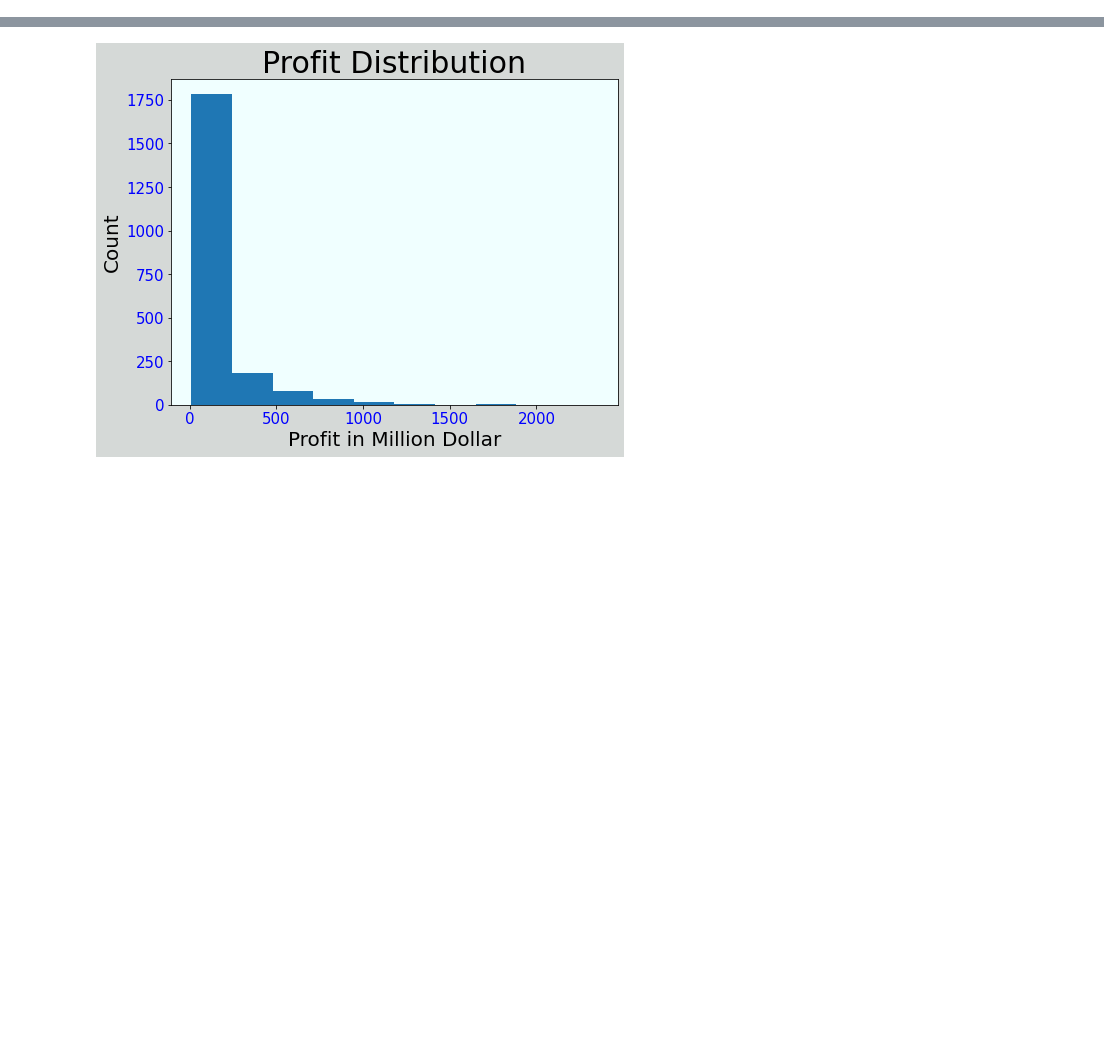
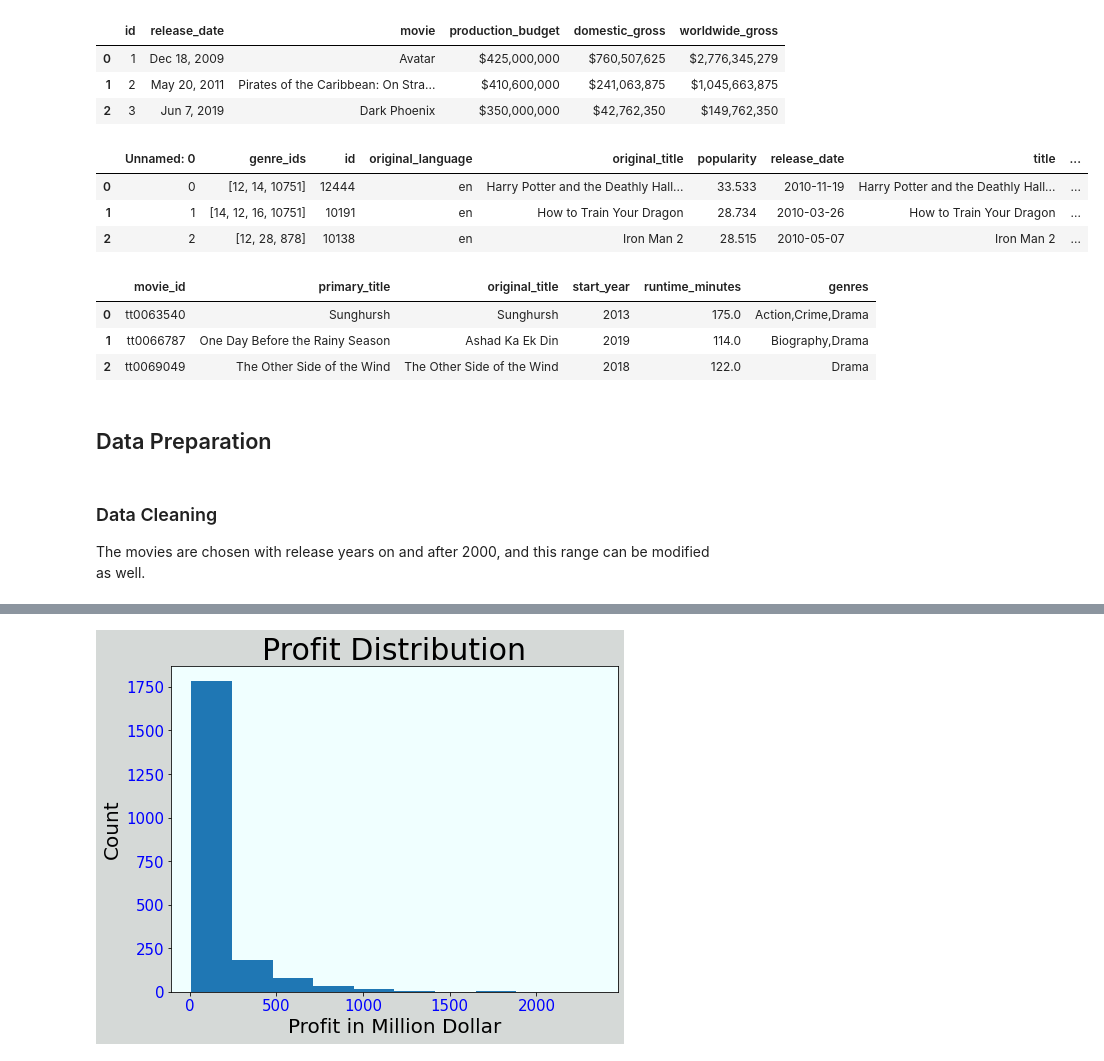
Before and after one commit to ddjh20482/microsoft_studio_movies_analysis, a Jupyter notebook: MS_Studio_Movie_Analysis.ipynb, the cells around one changed output, grey strips where cells are left out. Drawn from its saved outputs; the diff is of its cells as text; code cells hidden in the pictures; blank space fills up the shorter version.

```diff
--- a/MS_Studio_Movie_Analysis.ipynb
+++ b/MS_Studio_Movie_Analysis.ipynb
@@ -1 +34,24 @@
+# %%
+df_p.head(3)
+# %% [output]
+|  | id | release_date | movie | production_budget | domestic_gross | worldwide_gross |
+| 0 | 1 | Dec 18, 2009 | Avatar | $425,000,000 | $760,507,625 | $2,776,345,279 |
+| 1 | 2 | May 20, 2011 | Pirates of the Caribbean: On Stra... | $410,600,000 | $241,063,875 | $1,045,663,875 |
+| 2 | 3 | Jun 7, 2019 | Dark Phoenix | $350,000,000 | $42,762,350 | $149,762,350 |
+# %%
+df_g.head(3)
+# %% [output]
+|  | Unnamed: 0 | genre_ids | id | original_language | original_title | popularity | release_date | title | ... |
+| 0 | 0 | [12, 14, 10751] | 12444 | en | Harry Potter and the Deathly Hall... | 33.533 | 2010-11-19 | Harry Potter and the Deathly Hall... | ... |
+| 1 | 1 | [14, 12, 16, 10751] | 10191 | en | How to Train Your Dragon | 28.734 | 2010-03-26 | How to Train Your Dragon | ... |
+| 2 | 2 | [12, 28, 878] | 10138 | en | Iron Man 2 | 28.515 | 2010-05-07 | Iron Man 2 | ... |
+# %%
+pd.read_sql(""" SELECT * FROM movie_basics; """, con).head(3)
+# %% [output]
+|  | movie_id | primary_title | original_title | start_year | runtime_minutes | genres |
+| 0 | tt0063540 | Sunghursh | Sunghursh | 2013 | 175.0 | Action,Crime,Drama |
+| 1 | tt0066787 | One Day Before the Rainy Season | Ashad Ka Ek Din | 2019 | 114.0 | Biography,Drama |
+| 2 | tt0069049 | The Other Side of the Wind | The Other Side of the Wind | 2018 | 122.0 | Drama |
+# %% [markdown]
+## Data Preparation
 # %%
@@ -13,0 +60,3 @@ set_profit = 10
+# %% [markdown]
+### Data Cleaning
+The movies are chosen with release years on and after 2000, and this range can be modified as well.
```
Also changed, not shown: parts of 21 cells of this notebook.
